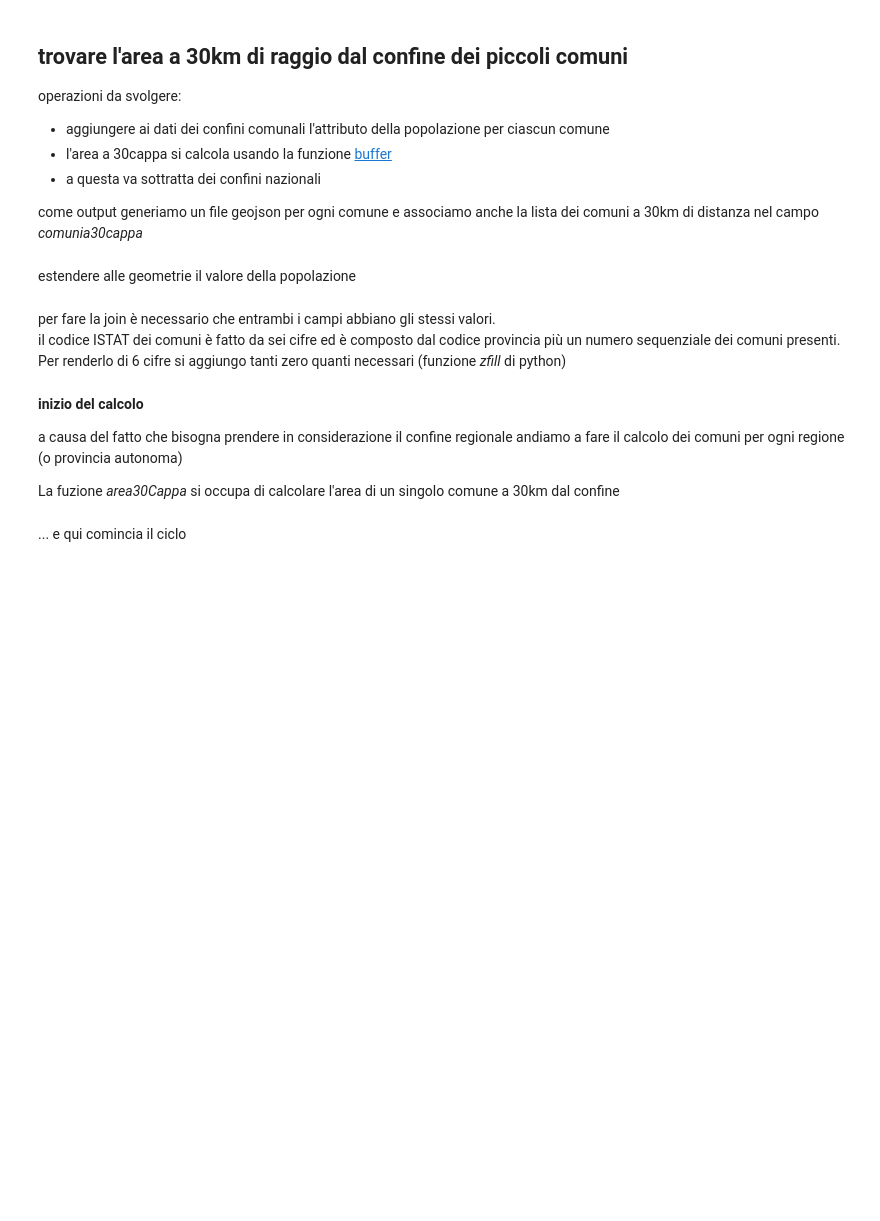
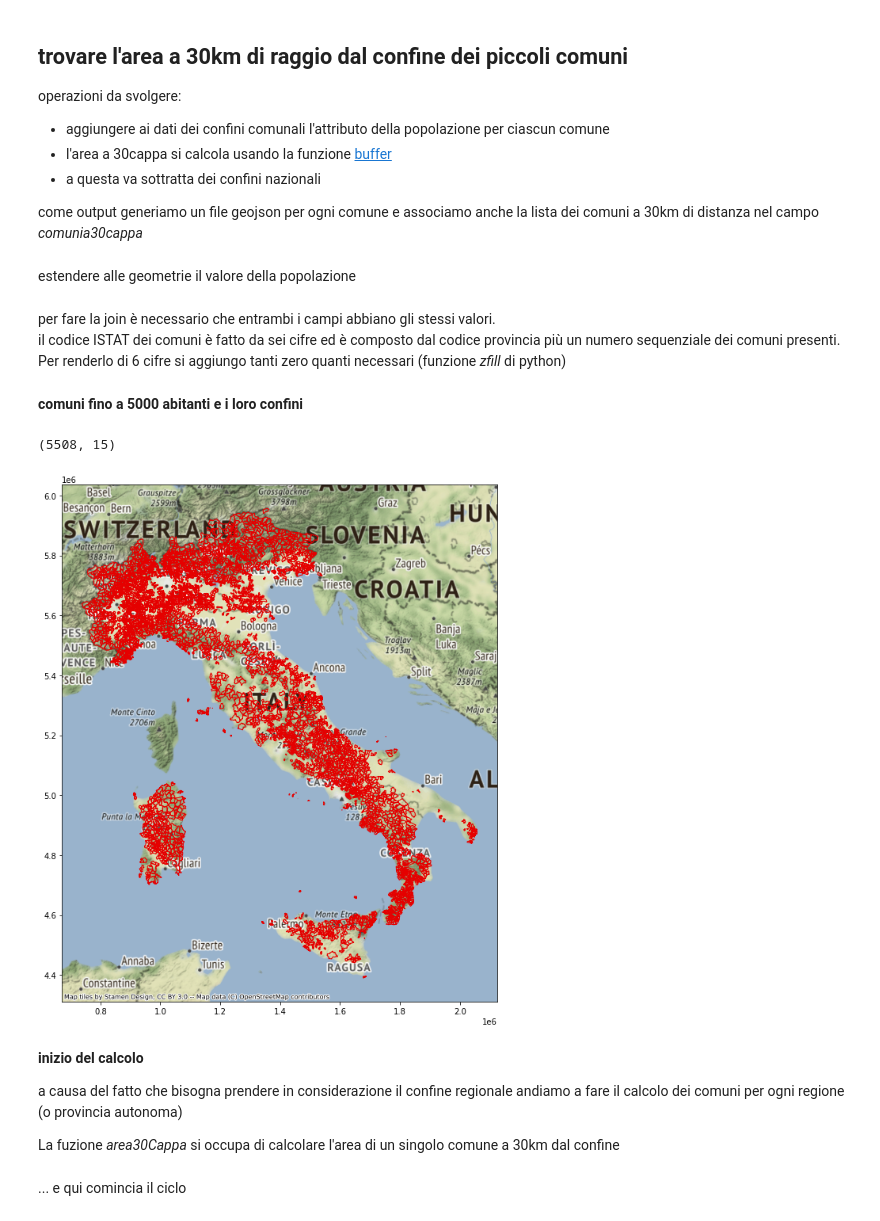
Before and after one commit to ondata/30cappa, a Jupyter notebook: script/conpython/30cappa.ipynb, the cells around one changed output. Drawn from its saved outputs; the diff is of its cells as text; code cells hidden in the pictures; blank space fills up the shorter version.

```diff
--- a/script/conpython/30cappa.ipynb
+++ b/script/conpython/30cappa.ipynb
@@ -226,9 +226,22 @@ per fare la join è necessario che entrambi i campi abbiano gli stessi valori.<b
 il codice ISTAT dei comuni è fatto da sei cifre ed è composto dal codice provincia più un numero sequenziale dei comuni presenti.<br/>
 Per renderlo di 6 cifre si aggiungo tanti zero quanti necessari (funzione *zfill* di python)
 # %%
-comuni_popolazione['PRO_COM_T'] = comuni_popolazione['PRO_COM_T'].apply(lambda k: str(k).zfill(6))
+comuni_popolazione_tojoin['PRO_COM_T'] = comuni_popolazione_tojoin['PRO_COM_T'].apply(lambda k: str(k).zfill(6))
 # %%
 geo_comuni_popolazione = limiti_comuni.merge(comuni_popolazione_tojoin,on='PRO_COM_T')
+# %% [markdown]
+**comuni fino a 5000 abitanti e i loro confini**
+# %%
+geo_piccoli_comuni = geo_comuni_popolazione[geo_comuni_popolazione.POPOLAZIONE <= 5000]
+# %%
+geo_piccoli_comuni.shape
+# %% [output]
+(5508, 15)
+# %%
+ax = geo_piccoli_comuni.to_crs(epsg=3857).plot(figsize=(12,12),edgecolor='xkcd:red',facecolor="none")
+ctx.add_basemap(ax,crs=geo_piccoli_comuni.to_crs(epsg=3857).crs.to_string(),source=ctx.providers.Stamen.Terrain)
+# %% [output]
+[figure, added]
 # %% [markdown]
 **inizio del calcolo**
 
```
Also changed, not shown: parts of 2 cells of this notebook, 2 other files.
